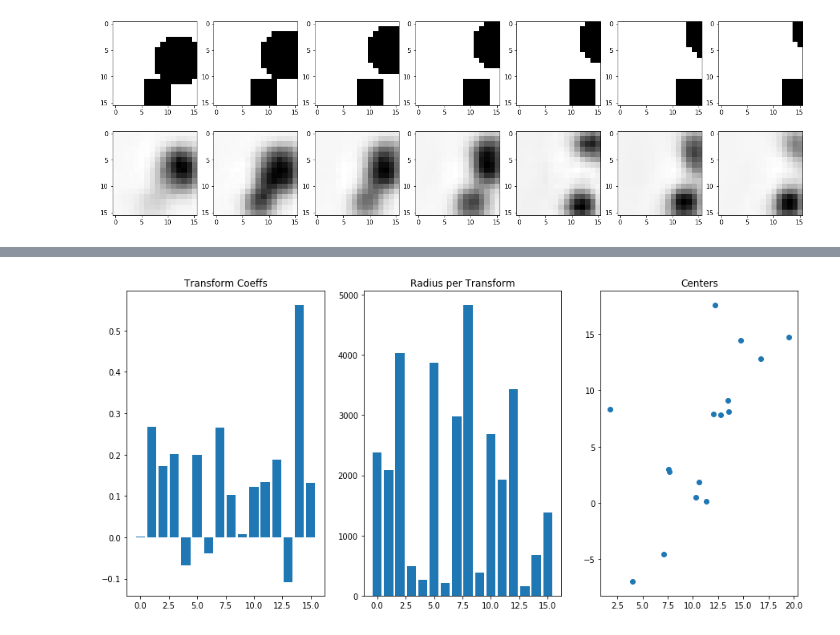
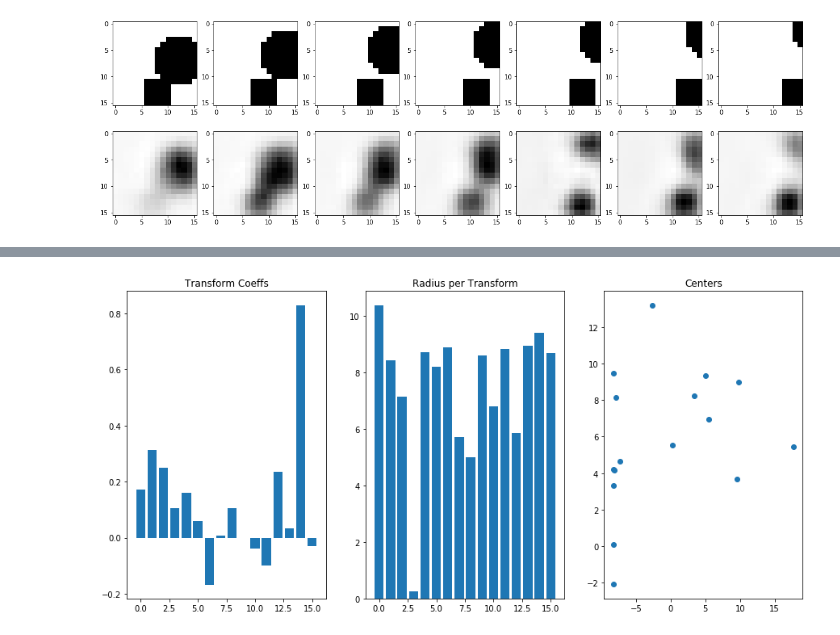
Before and after one commit to shazoop/FormMotion, a Jupyter notebook: Trial2-Tanh-OptEinsum-PyTorchPort-TranslationOnly.ipynb, the cells around one changed output, grey strips where cells are left out. Cells and saved outputs as stored; diff of their text form; code cells hidden in the pictures.

```diff
--- a/Trial2-Tanh-OptEinsum-PyTorchPort-TranslationOnly.ipynb
+++ b/Trial2-Tanh-OptEinsum-PyTorchPort-TranslationOnly.ipynb
@@ -769,4 +782,0 @@ testrun = InferLocalNP(testNP[19], learnPhi8, sparsePen, derivPen, eta2, eta3, e
-# %%
-#this run was for 40 total cycles, 20 per center/radius. Learning rates for both were 1000.
-
-testrun2 = InferLocalNP(testNP[19], learnPhi8, sparsePen, derivPen, eta2, eta3, eta4, betaStep, attStep, numInf2)
@@ -782,15 +783,15 @@ testrun3 = InferLocalNP(testNP[19], learnPhi8, sparsePen, derivPen, eta2, eta3,
 # %%
-#this run was for 50 total cycles, 20 per center/radius. learning rates for both were 300.
-frame = 0
-fig_testrun = plt.figure(figsize=(15,7)) #image sequence from dataset
-ax1 = fig_testrun.add_subplot(1,3,1)
-ax1.bar(list(range(16)), (testrun[0])[frame,:])
+#this run was for 100 total cycles, 10/10 per center/radius. learning center/rad were .5/5. Epsilon set to 1.
+frame = 4
+fig_testrun2 = plt.figure(figsize=(15,7)) #image sequence from dataset
+ax1 = fig_testrun2.add_subplot(1,3,1)
+ax1.bar(list(range(16)), (testrun2[0])[frame,:])
 ax1.title.set_text('Transform Coeffs')
-ax2 = fig_testrun.add_subplot(1,3,2)
-ax2.bar(list(range(16)), (testrun[1])[frame,:])
+ax2 = fig_testrun2.add_subplot(1,3,2)
+ax2.bar(list(range(16)), (testrun2[1])[frame,:])
 ax2.title.set_text('Radius per Transform')
-ax3 = fig_testrun.add_subplot(1,3,3)
-ax3.scatter((testrun[2])[0,0,:],(testrun[2])[1,frame,:])
+ax3 = fig_testrun2.add_subplot(1,3,3)
+ax3.scatter((testrun2[2])[0,0,:],(testrun2[2])[1,frame,:])
 ax3.title.set_text('Centers')
 # %% [output]
-[figure, old version]
+[figure, new version]
```
Also changed, not shown: parts of 10 cells of this notebook.
